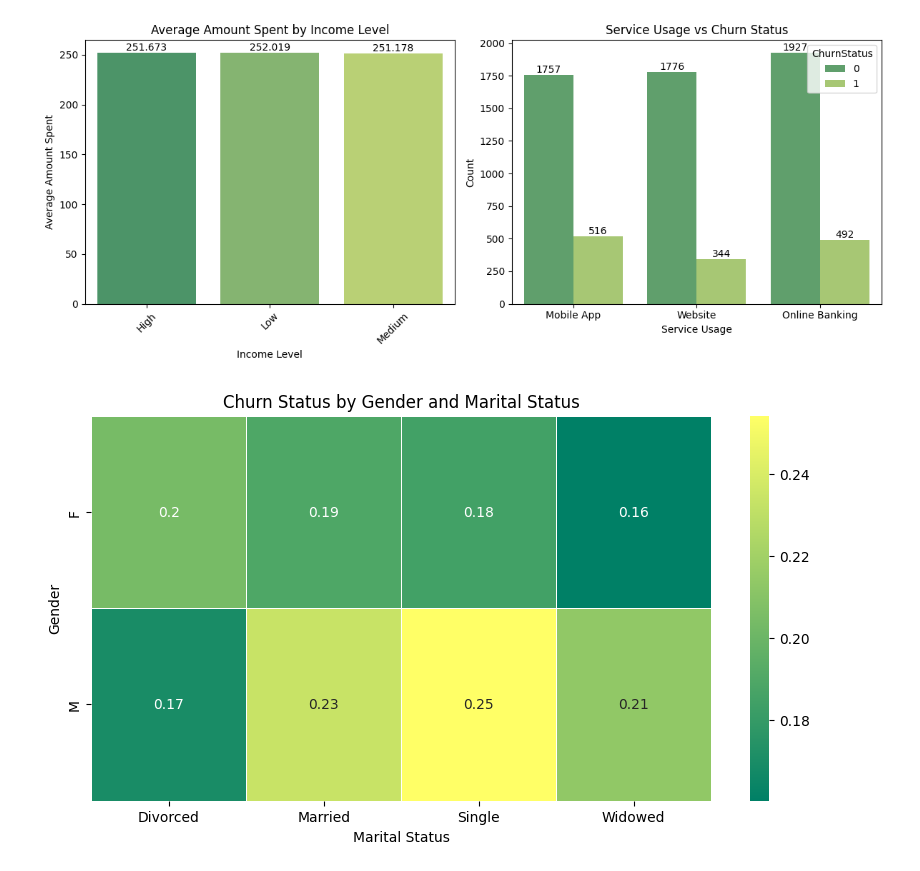
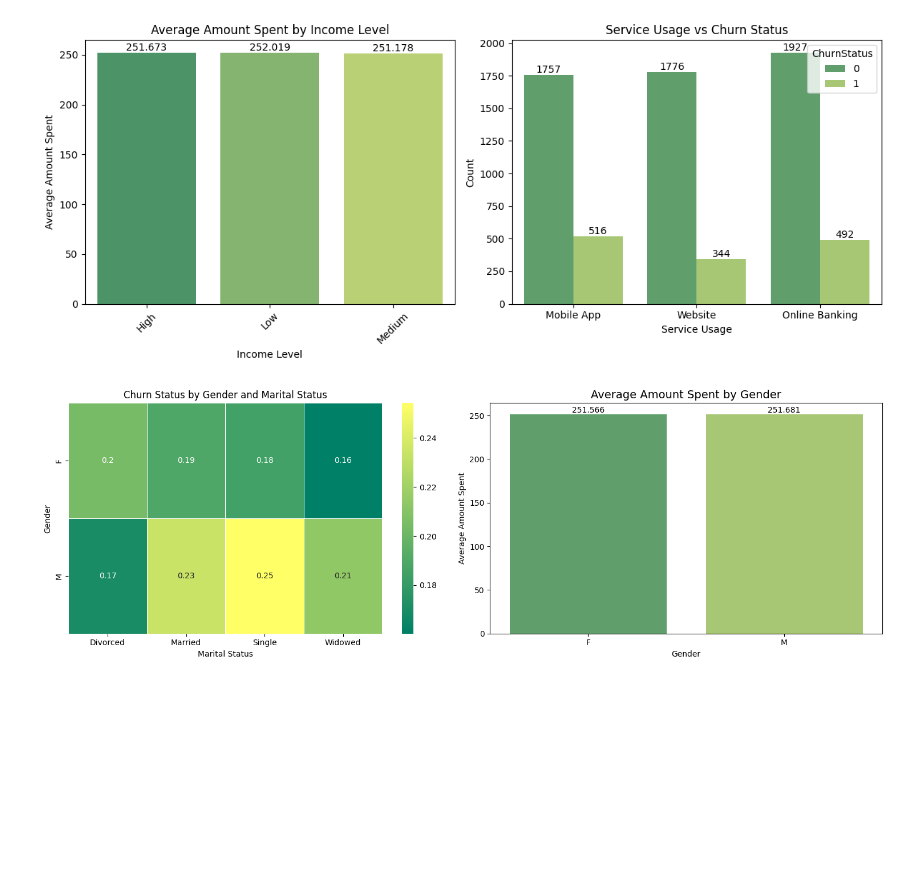
Before and after one commit to Akshay-Paunikar/Forage_Virtual_Internship_Program, a Jupyter notebook: LLYODS_BANKING_GROUP/01_Task_1_Data_gathering_and_exploratory_analysis/Task_1_Data_gathering_and_exploratory_analysis.ipynb, the cells around one changed output. Saved outputs shown, nothing was run; the diff lists cells and outputs as text; code cells hidden in the pictures; blank space fills up the shorter version.

Commit message:
LLOYDS - Task 1 - EDA on merged dataset - Heatmap: Gender, Marital Status, and Churn & Gender vs. Average Amount Spent

```diff
--- a/LLYODS_BANKING_GROUP/01_Task_1_Data_gathering_and_exploratory_analysis/Task_1_Data_gathering_and_exploratory_analysis.ipynb
+++ b/LLYODS_BANKING_GROUP/01_Task_1_Data_gathering_and_exploratory_analysis/Task_1_Data_gathering_and_exploratory_analysis.ipynb
@@ -1062,14 +1062,32 @@ plt.show()
 # %% [output]
 [figure]
 # %%
-# Age, Amount Spent, and Churn Status (Scatter Plot)
+plt.figure(figsize=(15, 5))
+
+# Heatmap: Gender, Marital Status, and Churn
 gender_marital_churn = final_df.groupby(['Gender', 'MaritalStatus'])['ChurnStatus'].mean().unstack()
 
-plt.figure(figsize=(10, 5))
-sns.heatmap(gender_marital_churn, annot=True, cmap='summer', linewidths=0.5)
+ax1 = plt.subplot2grid((1,2),(0,0))
+
+sns.heatmap(gender_marital_churn, annot=True, cmap='summer', linewidths=0.5, ax=ax1)
 plt.title('Churn Status by Gender and Marital Status')
 plt.xlabel('Marital Status')
 plt.ylabel('Gender')
+
+# Gender vs. Average Amount Spent
+
+gender_spent = final_df.groupby('Gender')['AmountSpent'].mean().reset_index()
+
+ax2 = plt.subplot2grid((1,2),(0,1))
+
+sns.barplot(x='Gender', y='AmountSpent', data=gender_spent, palette='summer', ax=ax2)
+for i in ax2.containers:
+    plt.bar_label(i)
+plt.title('Average Amount Spent by Gender', fontsize=14)
+plt.xlabel('Gender')
+plt.ylabel('Average Amount Spent')
+
+plt.tight_layout()
 plt.show()
 # %% [output]
-[figure, old version]
+[figure, new version]
```
